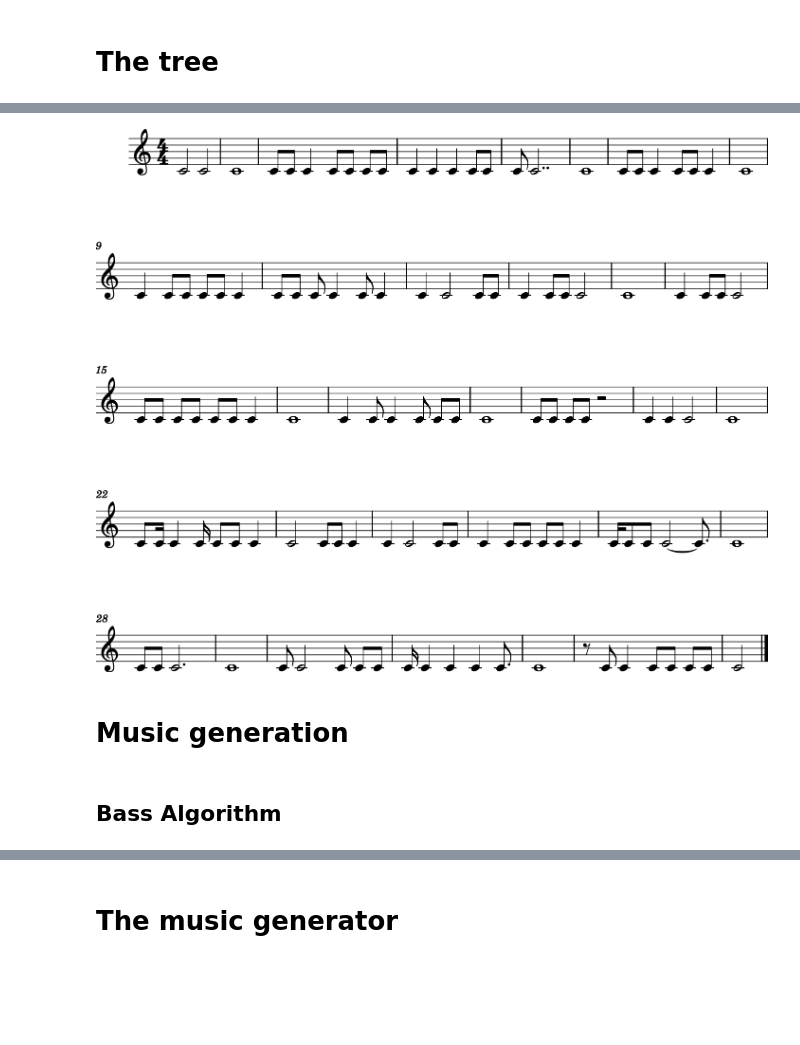
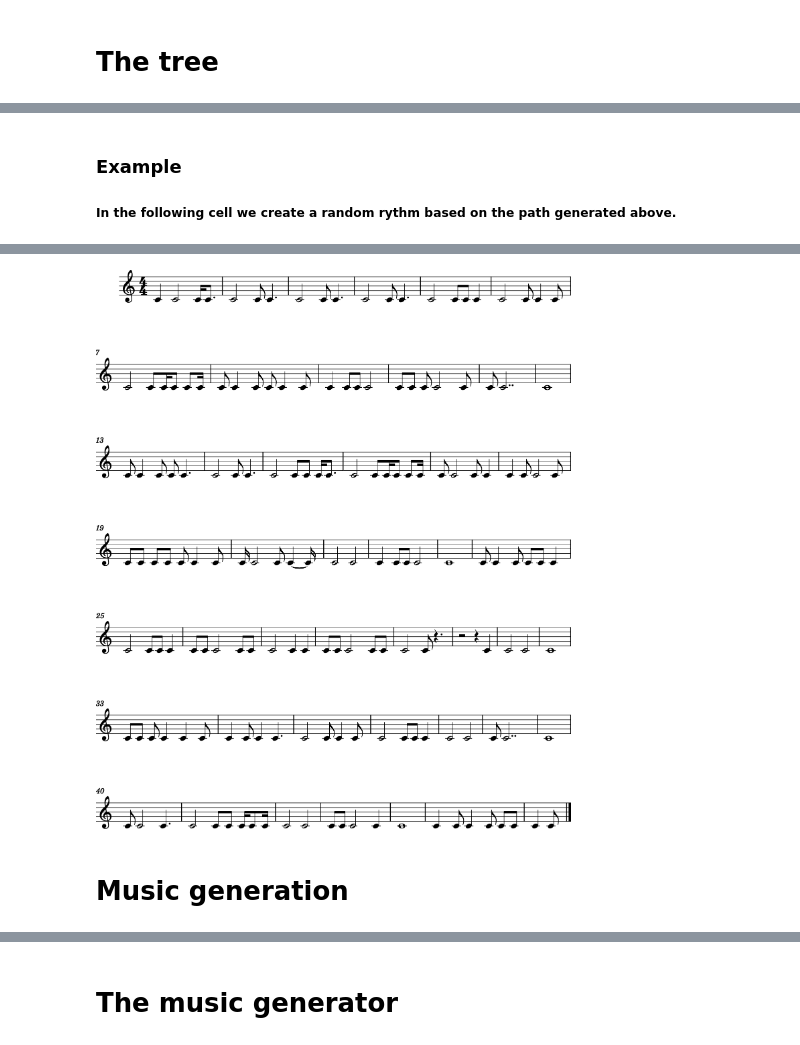
Before and after one commit to AlainSchoebi/MusicalTheory, a Jupyter notebook: Notebook2.ipynb, the cells around one changed output, grey strips where cells are left out. Drawn from its saved outputs; the diff is of its cells as text; code cells hidden in the pictures; blank space fills up the shorter version.

```diff
--- a/Notebook2.ipynb
+++ b/Notebook2.ipynb
@@ -635,9 +647,12 @@ n_arr = len(arr)
+# %% [markdown]
+### Example
+##### In the following cell we create a random rythm based on the path generated above.
 # %%
 path = get_path(freq);
 print (path)
 path_rhythm = create_percussion(time_sig = '4/4')
 print(path_rhythm)
-path_rhythm = rhythm_from_sequence(pathH, rhythm=path_rhythm)
+path_rhythm = rhythm_from_sequence(path, rhythm=path_rhythm)
 path_rhythm.show()
 play(path_rhythm)
 # %% [output]
@@ -646,5 +661,3 @@ play(path_rhythm)
-[figure, old version]
+[figure, new version]
 # %% [markdown]
 # Music generation
-# %% [markdown]
-## Bass Algorithm
```
Also changed, not shown: parts of 37 cells of this notebook.
